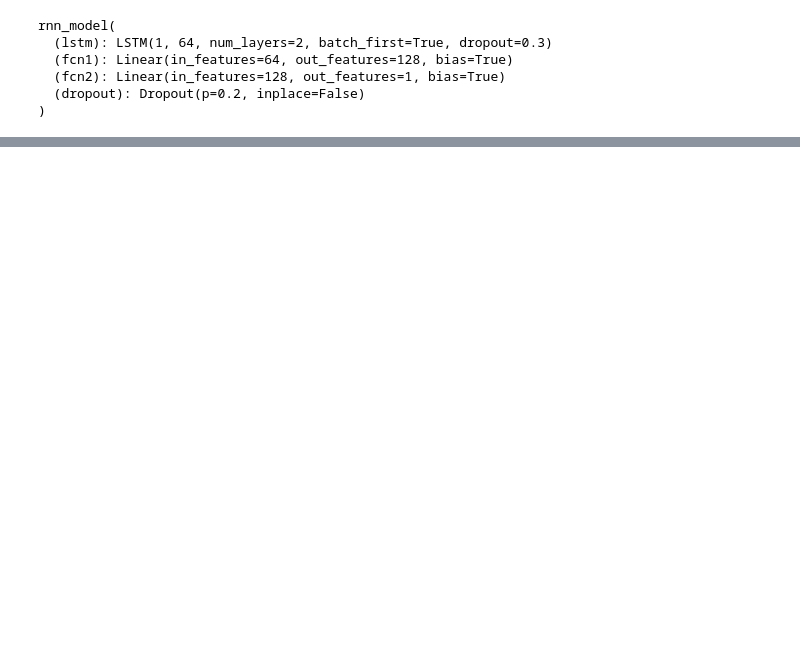
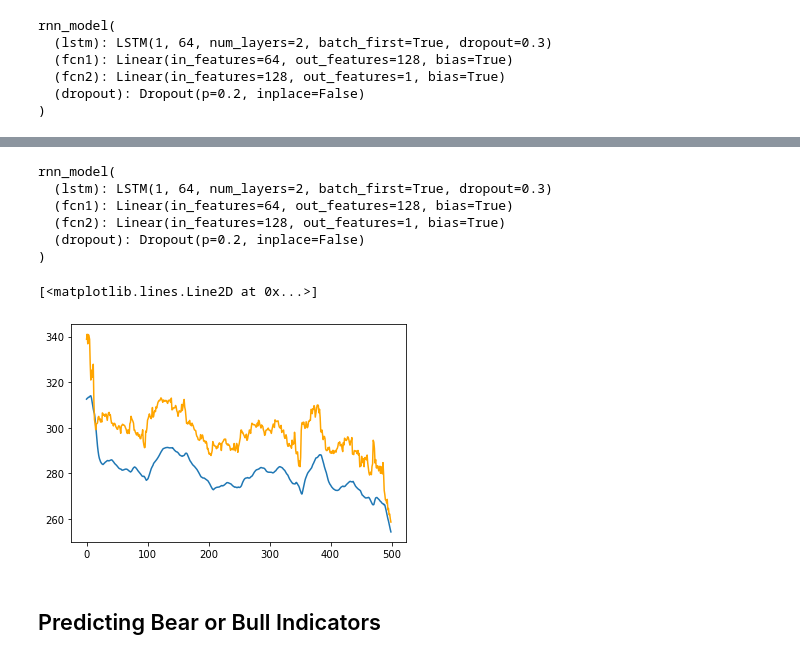
Before and after one commit to pwetherbee/rnn-for-trading, a Jupyter notebook: Ethereum Price Regression Using Deep RNN.ipynb, the cells around one changed output, grey strips where cells are left out. Drawn from its saved outputs; the diff is of its cells as text; code cells hidden in the pictures; blank space fills up the shorter version.

```diff
--- a/Ethereum Price Regression Using Deep RNN.ipynb
+++ b/Ethereum Price Regression Using Deep RNN.ipynb
@@ -282,0 +298,16 @@ NameError: name 'test_h' is not defined
+# %%
+rnn.eval()
+n=5000
+correct = 0
+hid = rnn.init_hidden(batch_size)
+for sequence in data[:n]:
+    inputs = torch.Tensor(sequence[0]).float().view(1,-1,1)
+    labels = sequence[1]
+    inputs = inputs.cuda()
+    output, hid = rnn(inputs, hid)
+    if int(output[0].item() >  sequence[0][-1]) == int(labels > sequence[0][-1]):
+        correct += 1
+
+print('Accuracy is: ', 100*correct / n, '%')
+
+rnn.train()
@@ -282,0 +322,32 @@ NameError: name 'test_h' is not defined
+# %%
+def conv_list(l, cuda):
+    t = torch.Tensor(l).float().view(1,-1,1)
+    if cuda:
+        return t.cuda()
+    return t
+# %%
+rnn.eval()
+hid = rnn.init_hidden(batch_size)
+predictions = []
+real = []
+for previous, target in real_prices:
+    inputs = conv_list(previous, True)
+    output, hid = rnn(inputs, hid)
+    predictions.append(output[0].item())
+    real.append(target)
+rnn.train()
+# %% [output]
+rnn_model(
+  (lstm): LSTM(1, 64, num_layers=2, batch_first=True, dropout=0.3)
+  (fcn1): Linear(in_features=64, out_features=128, bias=True)
+  (fcn2): Linear(in_features=128, out_features=1, bias=True)
+  (dropout): Dropout(p=0.2, inplace=False)
+)
+# %%
+plt.plot(predictions[500:1000])
+plt.plot(real[500:1000], color='orange')
+# %% [output]
+[<matplotlib.lines.Line2D at 0x...>]
+[figure, added]
+# %% [markdown]
+## Predicting Bear or Bull Indicators
```
Also changed, not shown: parts of 24 cells of this notebook.
